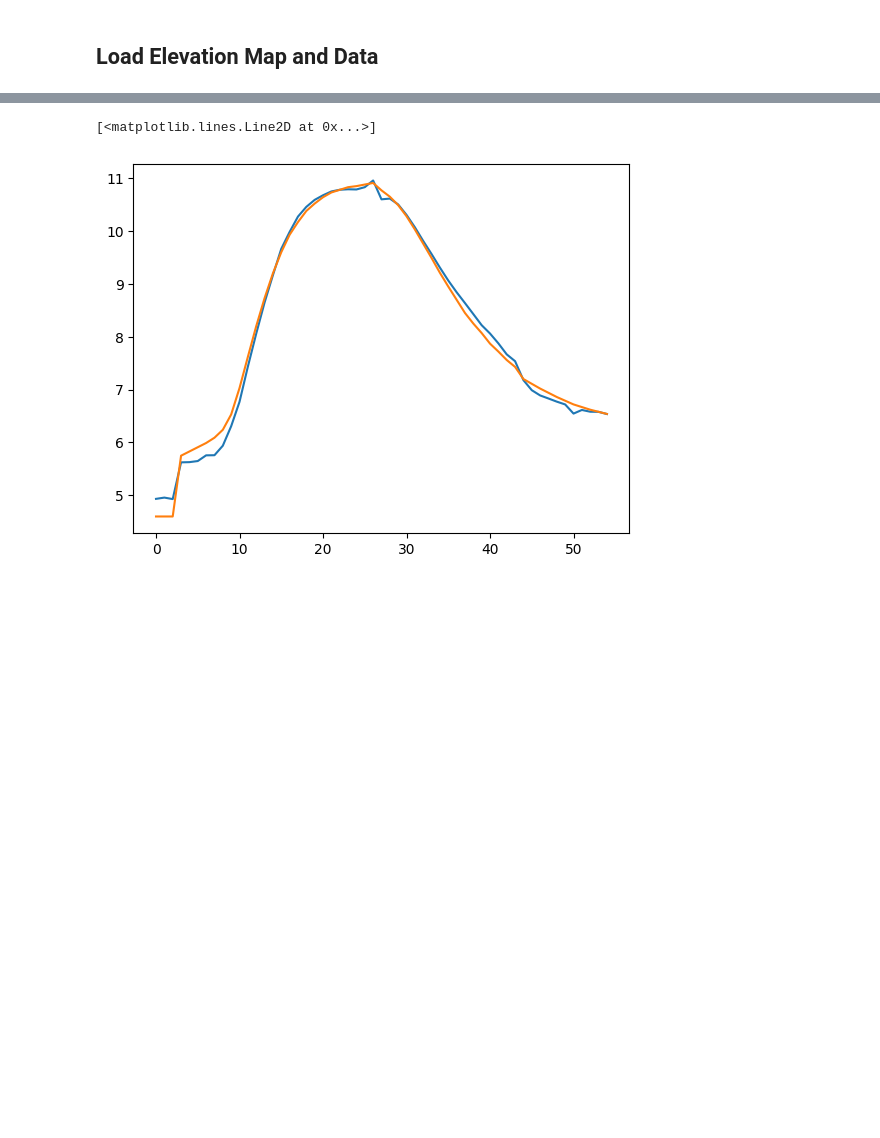
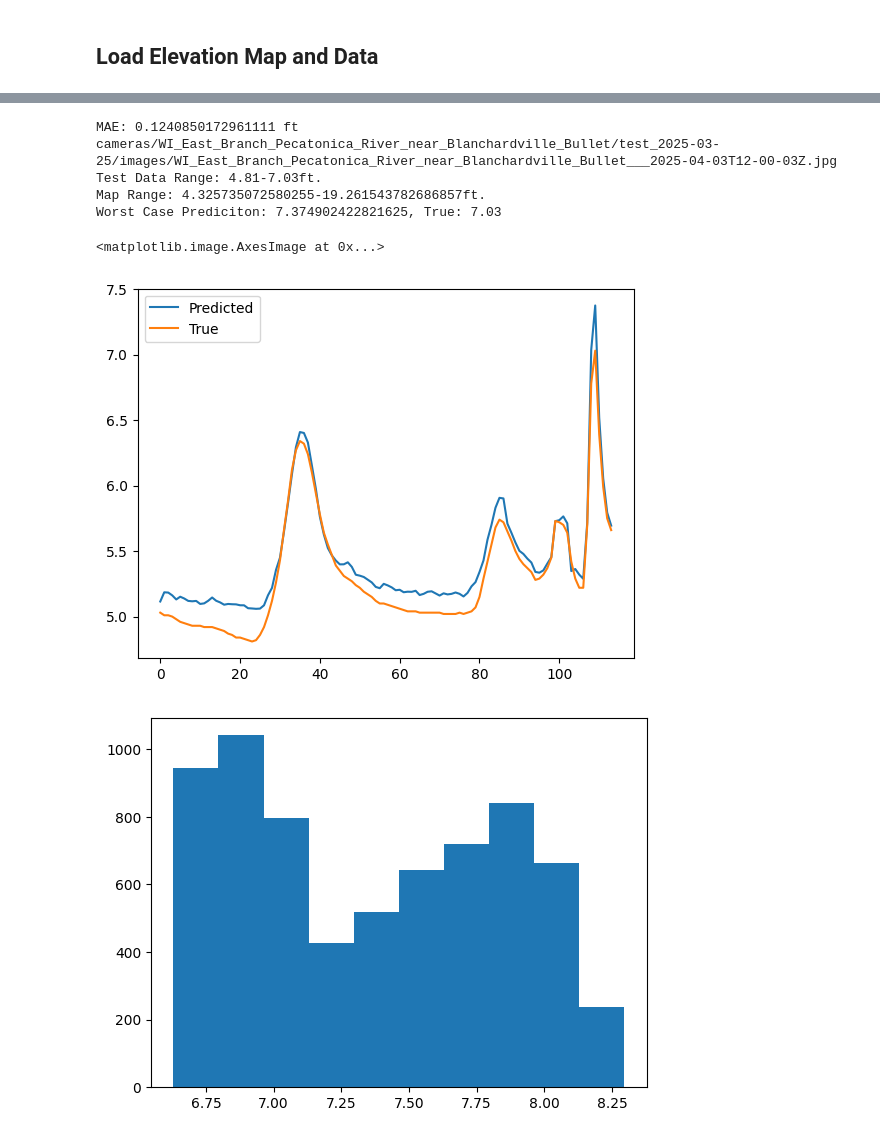
Before and after one commit to Water-Imagery-Sensing/water-level-est-v1, a Jupyter notebook: notebooks/05_map_to_prediction.ipynb, the cells around one changed output, grey strips where cells are left out. Cells and saved outputs as stored; diff of their text form; code cells hidden in the pictures; blank space fills up the shorter version.

Commit message:
Updated work on Prediction and testing on new data

```diff
--- a/notebooks/05_map_to_prediction.ipynb
+++ b/notebooks/05_map_to_prediction.ipynb
@@ -142,7 +143,7 @@ def load_mask(mask_path):
         mask = mask.squeeze()
     return mask.astype(bool)
 # %%
-def predict_elevation(elevation_map, water_mask):
+def predict_elevation(elevation_map, water_mask, return_vals = False):
     """
     Predicts the water eleveation from an image and elevation map using median
 
@@ -164,6 +165,9 @@ def predict_elevation(elevation_map, water_mask):
 
     predicted_elevation = np.median(elevation_vals)
 
+    if return_vals == True:
+        return predicted_elevation, elevation_vals
+
     return predicted_elevation
 
     # print(f"Predicted Elevation: {predicted_elevation}")
@@ -174,20 +178,54 @@ def predict_elevation(elevation_map, water_mask):
 # %%
 predicted_water_evevations = []
 for idx, row in df.iterrows():
     mask_path = os.path.join(masks_dir, row['mask_filename'])
     if not os.path.exists(mask_path):
         print(f"Warning: Mask not found: {mask_path}")
         continue
 
     mask = load_mask(mask_path)
     pred = predict_elevation(elevation_map, mask)
     predicted_water_evevations.append(pred)
 
-predicted_water_evevations = np.array(predicted_water_evevations)
+predicted_water_elevations = np.array(predicted_water_evevations)
 true_water_elevations = df['00065']
 
-plt.plot(predicted_water_evevations)
+plt.figure()
+plt.plot(predicted_water_elevations)
 plt.plot(true_water_elevations)
+plt.legend(("Predicted", "True"))
+
+errors = (np.abs(predicted_water_elevations-true_water_elevations))
+mae = np.mean(errors)
+print(f"MAE: {mae} ft")
+
+worst_error = np.argmax(errors)
+worst_frame = df.iloc[worst_error]
+worst_image_path = os.path.join(images_dir, worst_frame['image_names'])
+worst_mask_path = os.path.join(masks_dir, worst_frame['mask_filename'])
+
+worst_mask = load_mask(worst_mask_path)
+predicted, pred_vals = predict_elevation(elevation_map, worst_mask, True)
+
+plt.figure()
+plt.hist(pred_vals)
+
+print(worst_image_path)
+worst_image = cv2.cvtColor(cv2.imread(worst_image_path), code=cv2.COLOR_BGR2RGB)
+
+print(f"Test Data Range: {np.min(true_water_elevations)}-{np.max(true_water_elevations)}ft.")
+print(f"Map Range: {np.min(elevation_map)}-{np.max(elevation_map)}ft.")
+print(f"Worst Case Prediciton: {predicted_water_elevations[worst_error]}, True: {true_water_elevations[worst_error]}")
+
+plt.figure()
+plt.imshow(worst_image)
+plt.imshow(worst_mask, alpha=0.1)
 # %% [output]
-[<matplotlib.lines.Line2D at 0x...>]
+MAE: 0.1240850172961111 ft
+cameras/WI_East_Branch_Pecatonica_River_near_Blanchardville_Bullet/test_2025-03-25/images/WI_East_Branch_Pecatonica_River_near_Blanchardville_Bullet___2025-04-03T12-00-03Z.jpg
+Test Data Range: 4.81-7.03ft.
+Map Range: 4.325735072580255-19.261543782686857ft.
+Worst Case Prediciton: 7.374902422821625, True: 7.03
+<matplotlib.image.AxesImage at 0x...>
-[figure, old version]
+[figure, new version]
+[figure, added]
```
Also changed, not shown: parts of 4 cells of this notebook, 1 other file.
